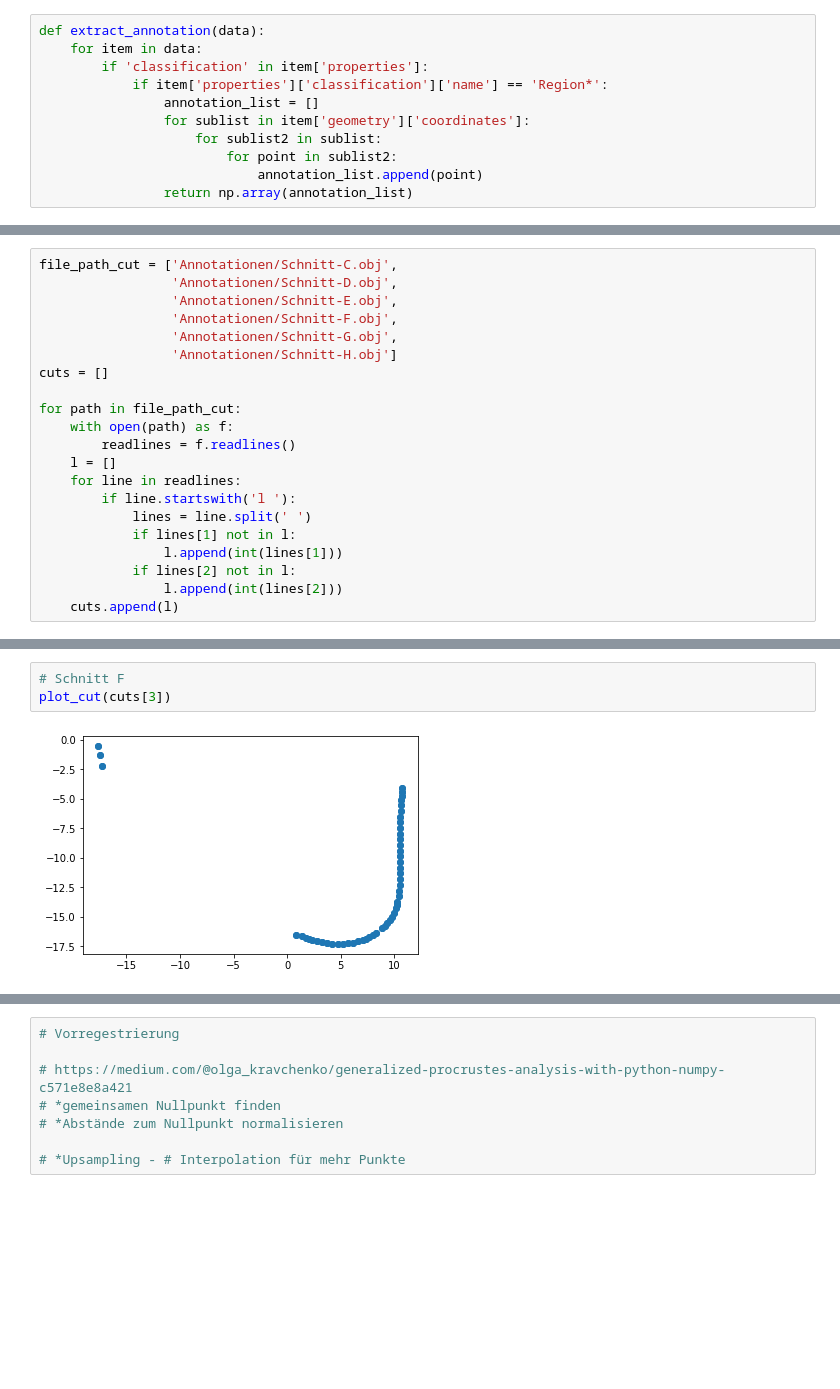
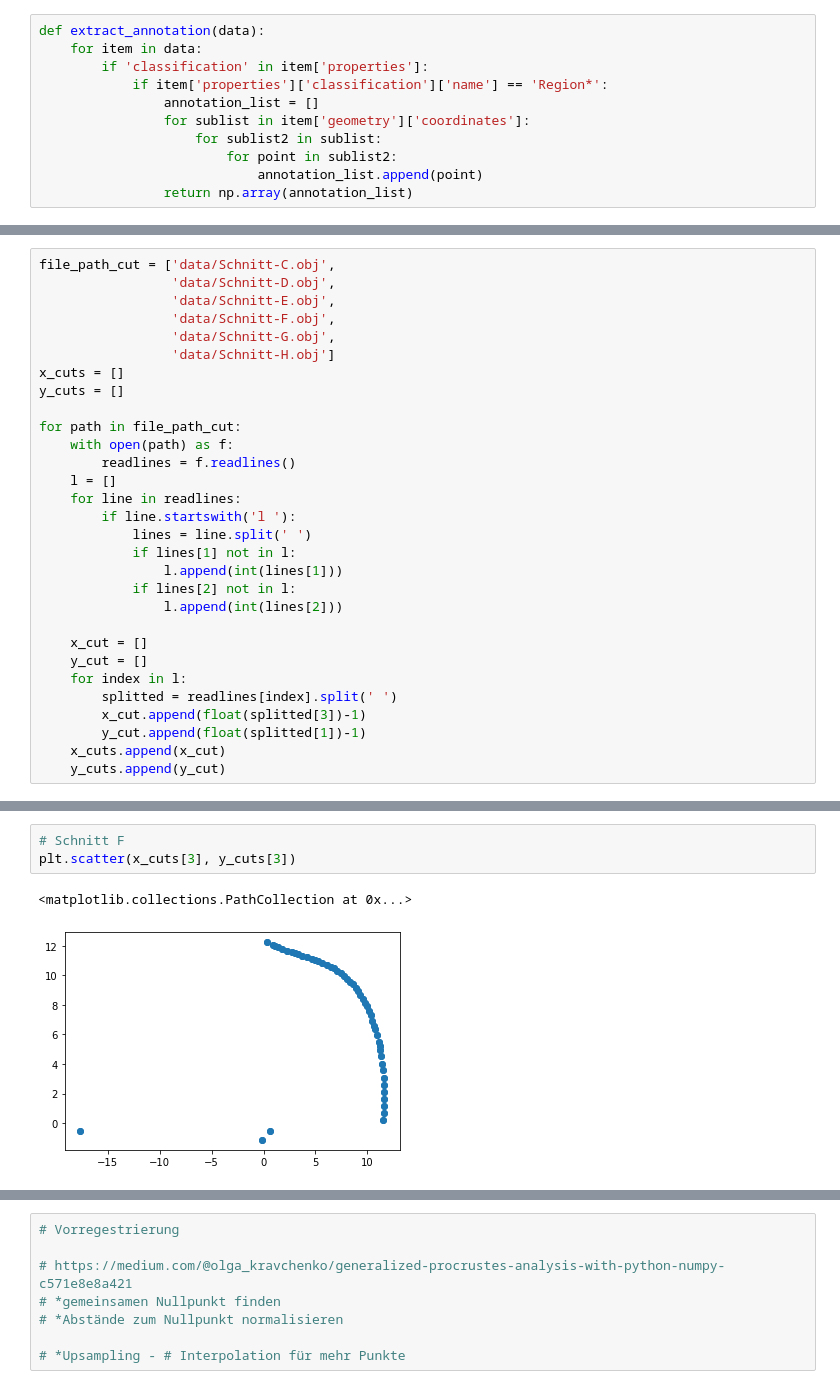
Before and after one commit to AlexHTW/mpi_beleg_4, a Jupyter notebook: registration.ipynb, the cells around one changed output, grey strips where cells are left out. Drawn from its saved outputs; the diff is of its cells as text; blank space fills up the shorter version.

Commit message:
cleaned up notebook, fixed charts

```diff
--- a/registration.ipynb
+++ b/registration.ipynb
@@ -66,12 +73,13 @@ plot_annotation(annotation[5])
 [figure]
 # %%
-file_path_cut = ['Annotationen/Schnitt-C.obj',
-                 'Annotationen/Schnitt-D.obj',
-                 'Annotationen/Schnitt-E.obj',
-                 'Annotationen/Schnitt-F.obj',
-                 'Annotationen/Schnitt-G.obj',
-                 'Annotationen/Schnitt-H.obj']
-cuts = []
+file_path_cut = ['data/Schnitt-C.obj',
+                 'data/Schnitt-D.obj',
+                 'data/Schnitt-E.obj',
+                 'data/Schnitt-F.obj',
+                 'data/Schnitt-G.obj',
+                 'data/Schnitt-H.obj']
+x_cuts = []
+y_cuts = []
 
 for path in file_path_cut:
     with open(path) as f:
@@ -84,4 +92,12 @@ for path in file_path_cut:
                 l.append(int(lines[1]))
             if lines[2] not in l:
                 l.append(int(lines[2]))
-    cuts.append(l)
+
+    x_cut = []
+    y_cut = []
+    for index in l:
+        splitted = readlines[index].split(' ')
+        x_cut.append(float(splitted[3])-1)
+        y_cut.append(float(splitted[1])-1)
+    x_cuts.append(x_cut)
+    y_cuts.append(y_cut)
@@ -113,7 +122,8 @@ plot_cut(cuts[2])
 # %%
 # Schnitt F
-plot_cut(cuts[3])
+plt.scatter(x_cuts[3], y_cuts[3])
 # %% [output]
+<matplotlib.collections.PathCollection at 0x...>
-[figure, old version]
+[figure, new version]
 # %%
 # Schnitt G
```
Also changed, not shown: parts of 15 cells of this notebook, 13 other files.
